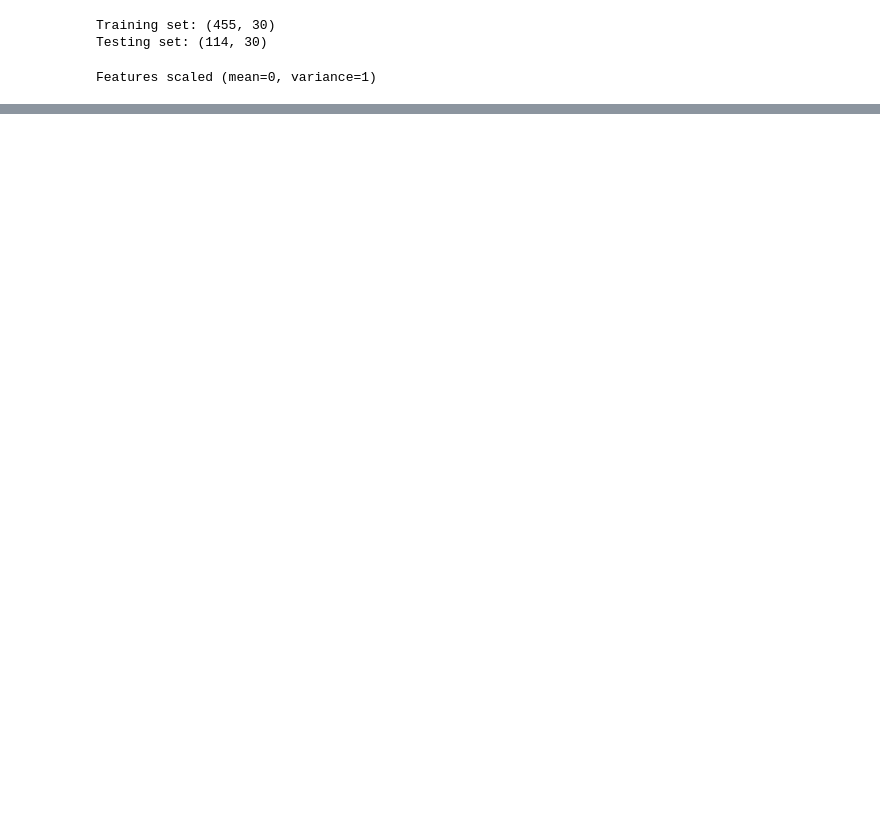
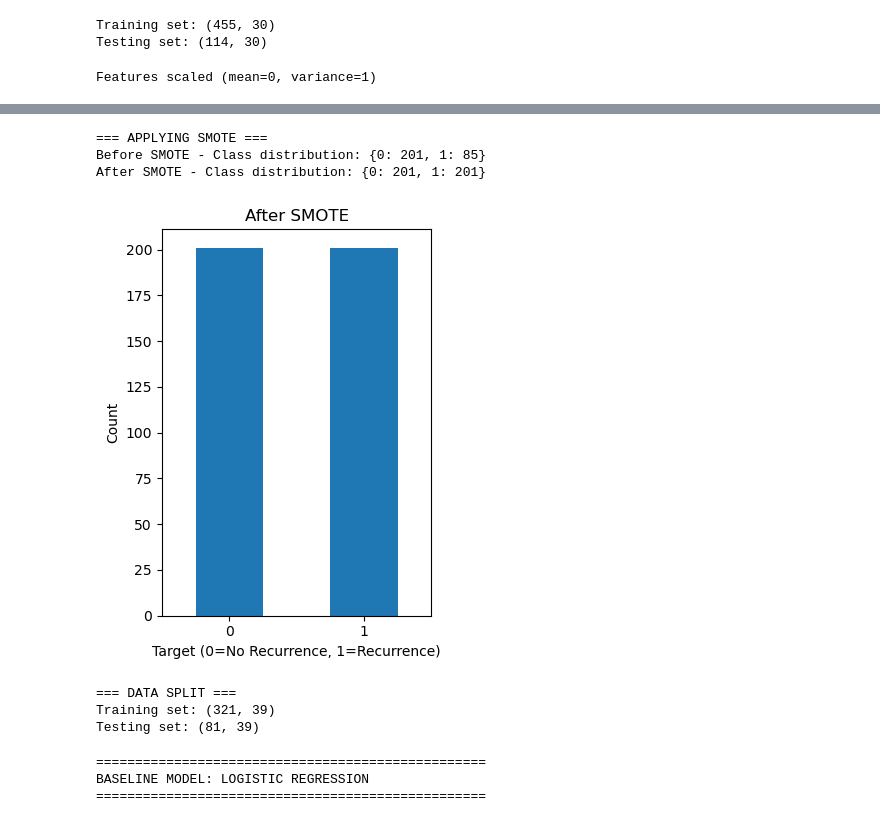
Before and after one commit to youssef060902/Algonomads_ML, a Jupyter notebook: Project.ipynb, the cells around one changed output, grey strips where cells are left out. Drawn from its saved outputs; the diff is of its cells as text; code cells hidden in the pictures; blank space fills up the shorter version.

```diff
--- a/Project.ipynb
+++ b/Project.ipynb
@@ -458,0 +792,52 @@ Off-diagonal = Misclassifications
+# %%
+# 8. Handle class imbalance with SMOTE
+print("\n=== APPLYING SMOTE ===")
+print(f"Before SMOTE - Class distribution: {pd.Series(y).value_counts().to_dict()}")
+sm = SMOTE(random_state=42)
+X_smote, y_smote = sm.fit_resample(X, y)
+print(f"After SMOTE - Class distribution: {pd.Series(y_smote).value_counts().to_dict()}")
+
+# Plot after SMOTE
+plt.subplot(1, 2, 2)
+pd.Series(y_smote).value_counts().plot(kind='bar')
+plt.title('After SMOTE')
+plt.xlabel("Target (0=No Recurrence, 1=Recurrence)")
+plt.ylabel("Count")
+plt.xticks(rotation=0)
+plt.tight_layout()
+plt.show()
+# %% [output]
+=== APPLYING SMOTE ===
+Before SMOTE - Class distribution: {0: 201, 1: 85}
+After SMOTE - Class distribution: {0: 201, 1: 201}
+[figure, added]
+# %%
+
+# 9. Split data
+X_train, X_test, y_train, y_test = train_test_split(
+    X_smote, y_smote, test_size=0.2, random_state=42
+)
+print(f"\n=== DATA SPLIT ===")
+print(f"Training set: {X_train.shape}")
+print(f"Testing set: {X_test.shape}")
+
+# 10. Scale features
+scaler = StandardScaler()
+X_train_scaled = scaler.fit_transform(X_train)
+X_test_scaled = scaler.transform(X_test)
+# %% [output]
+=== DATA SPLIT ===
+Training set: (321, 39)
+Testing set: (81, 39)
+# %%
+# 11. Baseline model - Logistic Regression
+print("\n" + "="*50)
+print("BASELINE MODEL: LOGISTIC REGRESSION")
+print("="*50)
+baseline = LogisticRegression(max_iter=200, random_state=42)
+baseline.fit(X_train_scaled, y_train)
+baseline_pred = baseline.predict(X_test_scaled)
+# %% [output]
+==================================================
+BASELINE MODEL: LOGISTIC REGRESSION
+==================================================
```
Also changed, not shown: parts of 18 cells of this notebook, 1 other file.
